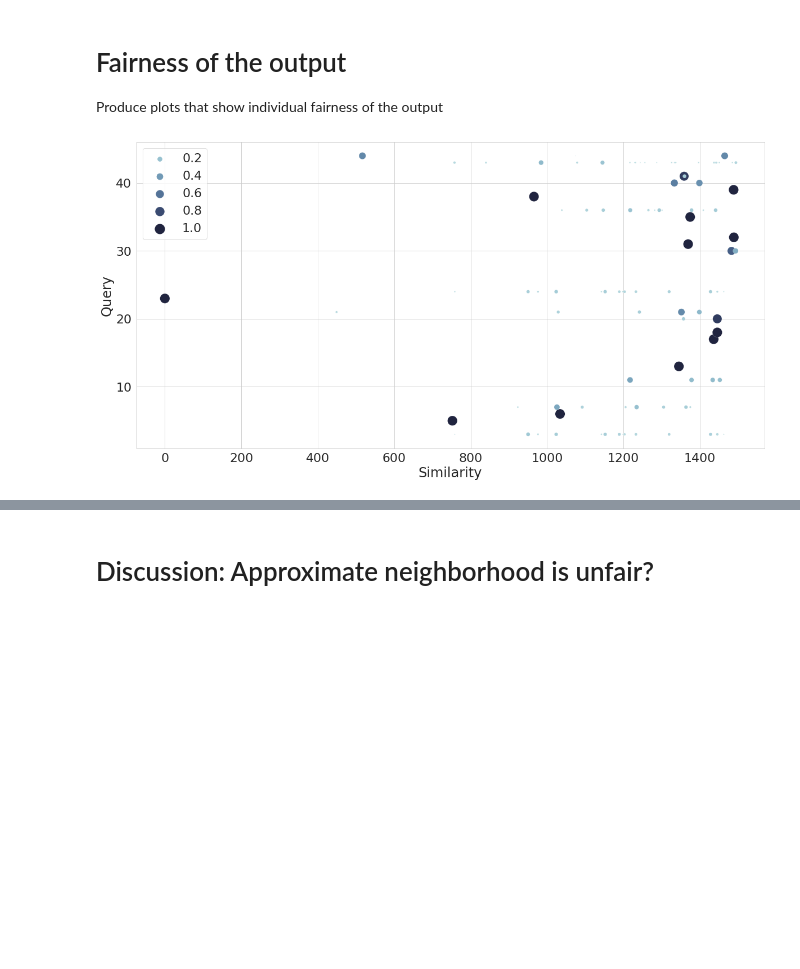
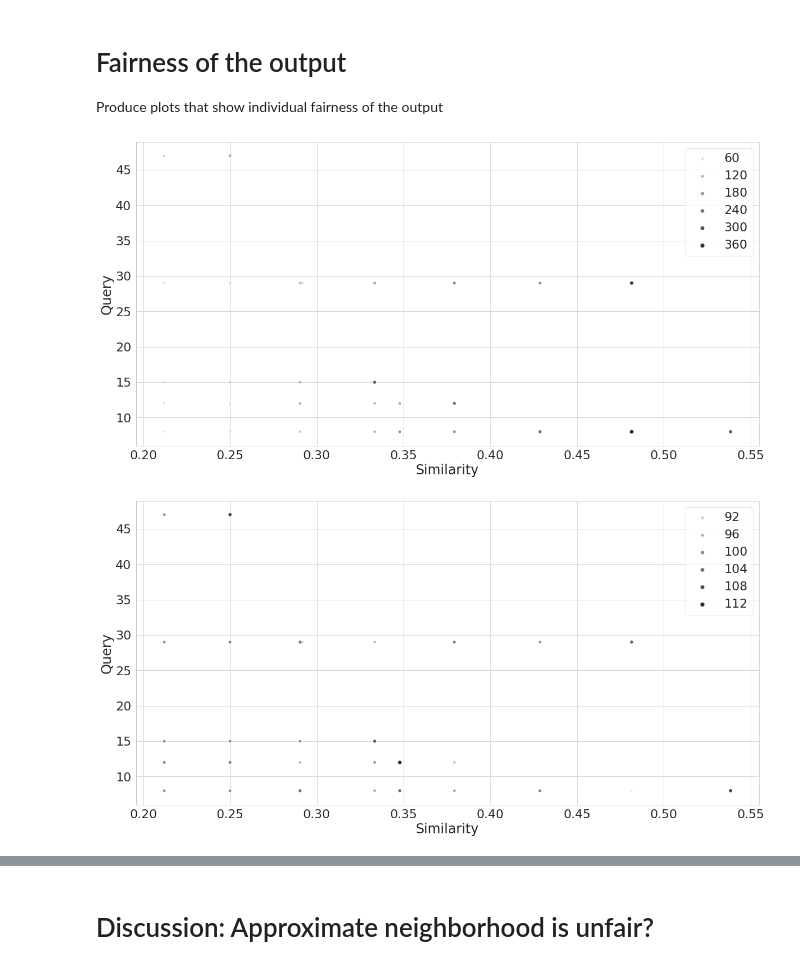
Before and after one commit to alfahaf/fair-nn, a Jupyter notebook: src/log.ipynb, the cells around one changed output, grey strips where cells are left out. Cells and saved outputs as stored; diff of their text form; code cells hidden in the pictures; blank space fills up the shorter version.

```diff
--- a/src/log.ipynb
+++ b/src/log.ipynb
@@ -214,8 +218,31 @@ def produce_distribution_plot(res_fn,r=.15, scale=300):
     # #plt.legend(bbox_to_anchor=(1.05, 1), loc=2, borderaxespad=0.)
-# %%
-produce_distribution_plot(f"results/glove-100-angular/uniform/e2lsh/k_15_L_300_w_3700.pickle", r=1500)
-# %% [output]
-[figure, removed]
+# %%
+def get_interesting_queries(res, ):
+    query_prob = 1/numpy.array(res["candidates"])
+    _, details = total_variation_dist(query_prob, result_prob(res["res"]))
+    queries = list(enumerate(details))
+    queries.sort(key=lambda x:-x[1])
+    return [i for i, q in queries[:5]]
+# %%
+ds = "lastfm"
+k = 8
+L = 300
+w = 3700
+method = "onebitminhash"
+
+fn = f"results/{ds}/uniform/{method}/k_{k}_L_{L}.pickle"
+gn = f"results/{ds}/opt/{method}/k_{k}_L_{L}.pickle"
+with open(fn, 'rb') as f:
+    import pickle
+    res = pickle.load(f)
+interesting_queries = get_interesting_queries(res)
+
+produce_distribution_plot(fn, distance_f=jaccard, r=0.2, interesting_queries=interesting_queries)
+plt.show()
+produce_distribution_plot(gn, distance_f=jaccard, r=0.2, interesting_queries=interesting_queries)
+# %% [output]
+[figure, added]
+[figure, added]
 # %%
 sns.set(rc={'text.usetex' : False})
 sns.set_style("whitegrid")
```
Also changed, not shown: parts of 6 cells of this notebook, 1 other file.
